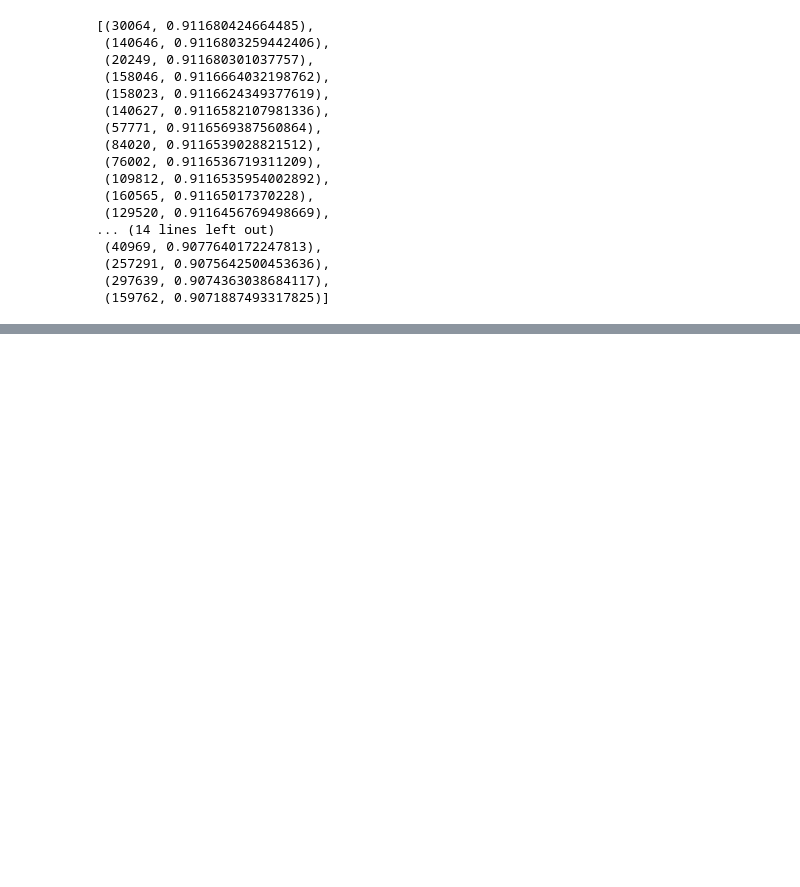
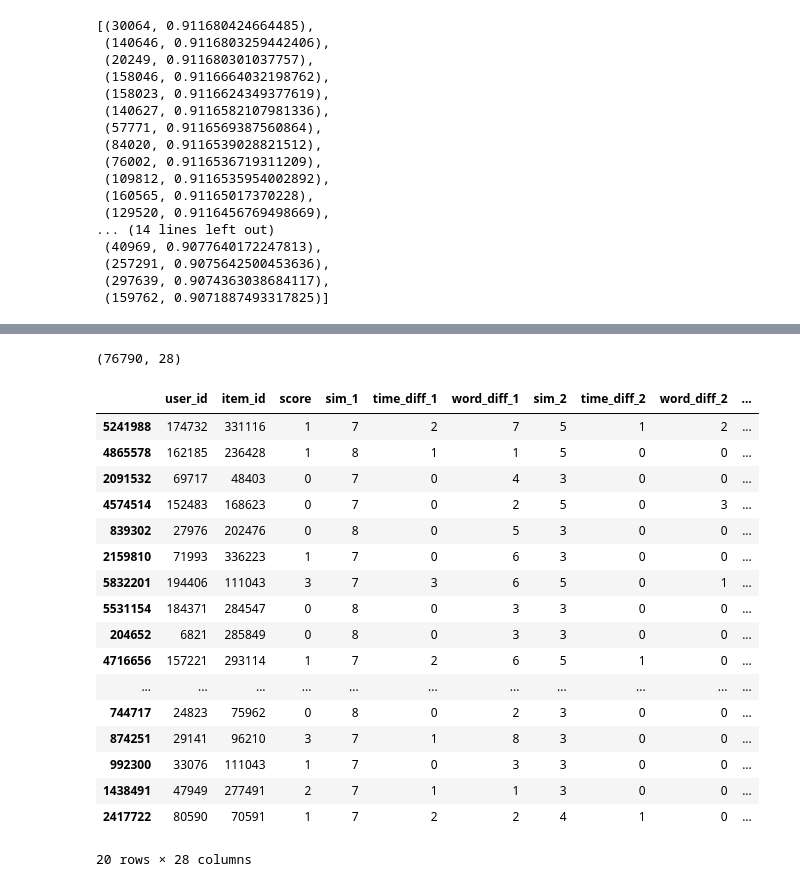
Before and after one commit to qiqiqicheng/news-recommendation-tc, a Jupyter notebook: notebooks/EDA03.ipynb, the cells around one changed output, grey strips where cells are left out. Cells and saved outputs as stored; diff of their text form; code cells hidden in the pictures; blank space fills up the shorter version.

```diff
--- a/notebooks/EDA03.ipynb
+++ b/notebooks/EDA03.ipynb
@@ -173,0 +313,27 @@ all_recall_results[163862]
+# %%
+ture_main_features = main_features[main_features['label']==1]
+# %%
+ture_main_features.shape
+# %% [output]
+(76790, 28)
+# %%
+ture_main_features.sample(20)
+# %% [output]
+|  | user_id | item_id | score | sim_1 | time_diff_1 | word_diff_1 | sim_2 | time_diff_2 | word_diff_2 | ... |
+| 5241988 | 174732 | 331116 | 1 | 7 | 2 | 7 | 5 | 1 | 2 | ... |
+| 4865578 | 162185 | 236428 | 1 | 8 | 1 | 1 | 5 | 0 | 0 | ... |
+| 2091532 | 69717 | 48403 | 0 | 7 | 0 | 4 | 3 | 0 | 0 | ... |
+| 4574514 | 152483 | 168623 | 0 | 7 | 0 | 2 | 5 | 0 | 3 | ... |
+| 839302 | 27976 | 202476 | 0 | 8 | 0 | 5 | 3 | 0 | 0 | ... |
+| 2159810 | 71993 | 336223 | 1 | 7 | 0 | 6 | 3 | 0 | 0 | ... |
+| 5832201 | 194406 | 111043 | 3 | 7 | 3 | 6 | 5 | 0 | 1 | ... |
+| 5531154 | 184371 | 284547 | 0 | 8 | 0 | 3 | 3 | 0 | 0 | ... |
+| 204652 | 6821 | 285849 | 0 | 8 | 0 | 3 | 3 | 0 | 0 | ... |
+| 4716656 | 157221 | 293114 | 1 | 7 | 2 | 6 | 5 | 1 | 0 | ... |
+| ... | ... | ... | ... | ... | ... | ... | ... | ... | ... | ... |
+| 744717 | 24823 | 75962 | 0 | 8 | 0 | 2 | 3 | 0 | 0 | ... |
+| 874251 | 29141 | 96210 | 3 | 7 | 1 | 8 | 3 | 0 | 0 | ... |
+| 992300 | 33076 | 111043 | 1 | 7 | 0 | 3 | 3 | 0 | 0 | ... |
+| 1438491 | 47949 | 277491 | 2 | 7 | 1 | 1 | 3 | 0 | 0 | ... |
+| 2417722 | 80590 | 70591 | 1 | 7 | 2 | 2 | 4 | 1 | 0 | ... |
+20 rows × 28 columns
```
Also changed, not shown: parts of 21 cells of this notebook, 12 other files.
